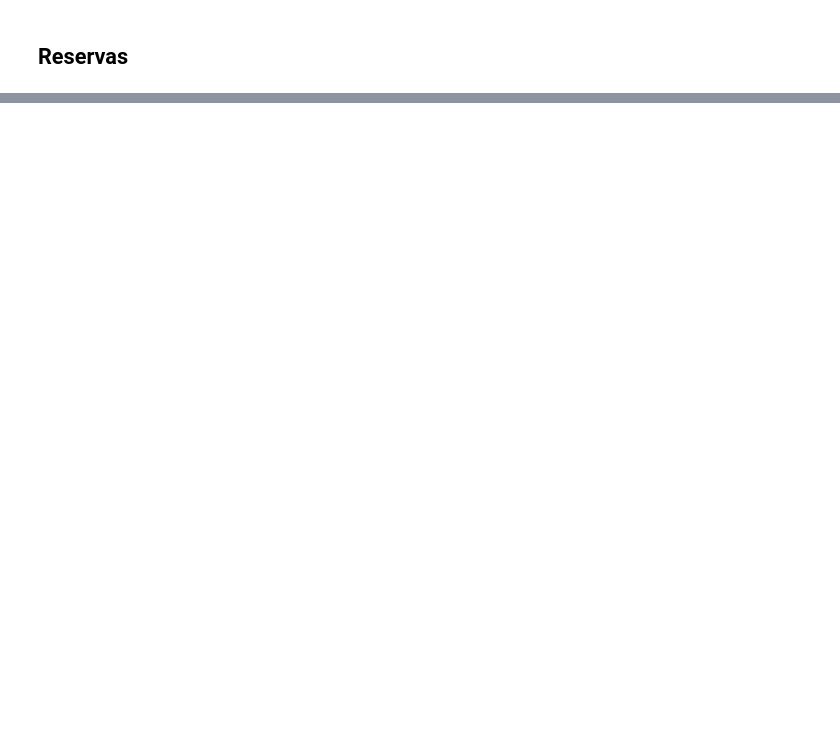
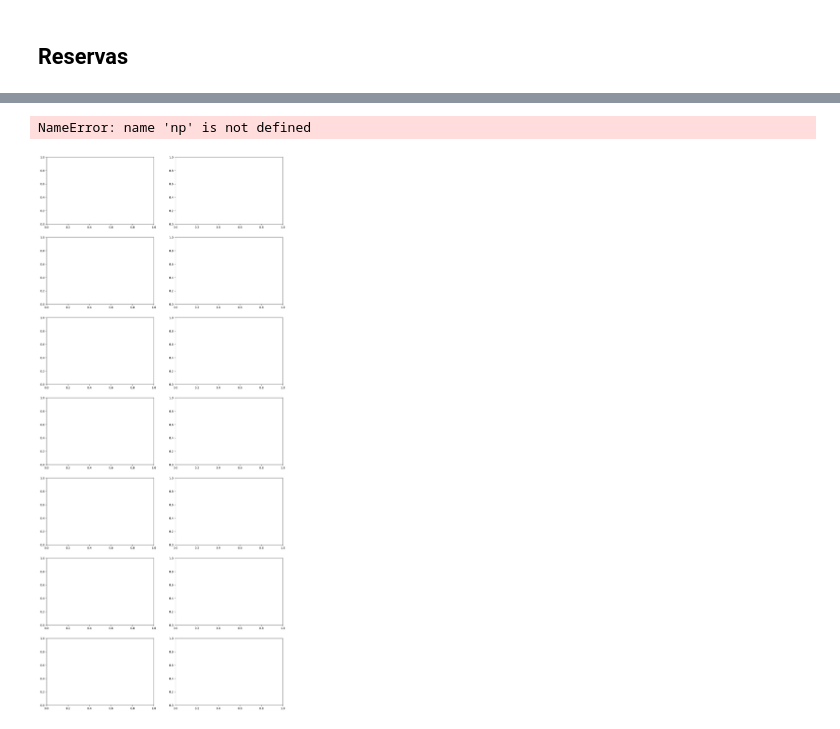
Before and after one commit to MartaM1206/proyecto_ETL, a Jupyter notebook: notebooks/análisis inicial.ipynb, the cells around one changed output, grey strips where cells are left out. Cells and saved outputs as stored; diff of their text form; code cells hidden in the pictures; blank space fills up the shorter version.

```diff
--- a/notebooks/análisis inicial.ipynb
+++ b/notebooks/análisis inicial.ipynb
@@ -574,12 +574,16 @@ df_clientes.sample(5)
 ## Reservas
 # %%
 # Renombramos la columna estrellas por valoracion
-df.rename(columns = {"estrellas": "ESTRELLAS", "id_hotel" : "ID_HOTEL", "nombre_hotel": "NOMBRE_HOTEL", "precio_noche": "PRECIO"}, inplace =  True)
+df.rename(columns = {"estrellas": "valoracion"}, inplace = True)
+#df.rename(columns = {"estrellas": "ESTRELLAS", "id_hotel" : "ID_HOTEL", "nombre_hotel": "NOMBRE_HOTEL", "precio_noche": "PRECIO"}, inplace =  True)
 # %%
 # La fecha de reserva para los hoteles de la competencia es la del scrapeo. Lo actualizamos
 df.loc[df["competencia"]==True, "fecha_reserva"] = info_competencia["fecha_reserva"][0]
 df["id_cliente"] = df["mail"].map(mail_cliente)
-df["id_hotel"] = df.apply(nombres_id_hoteles.get())
+df.loc[df["competencia"]==False, "id_hotel"] = df["nombre_hotel"].map(hoteles_propios)
+df.loc[df["competencia"] == True, "nombre_hotel"] = df["id_hotel"].map(nombres_competencia)
+df.loc[df["competencia"] == True, "precio_noche"] = df["nombre_hotel"].map(precios_competencia)
+df["valoracion"] = df["nombre_hotel"].map(valoracion_hoteles)
 # %%
 df.sample(5)
 # %% [output]
@@ -624,0 +604,20 @@ df_reservas.sample(5)
+# %%
+# Definir la cantidad de columnas por fila
+cols_per_row = 2
+num_cols = len(df.columns)
+num_rows = (num_cols // cols_per_row) + (num_cols % cols_per_row > 0)  # Calcular filas necesarias
+
+# Crear subplots dinámicamente
+fig, axes = plt.subplots(nrows=num_rows, ncols=cols_per_row, figsize=(15, 5 * num_rows))
+
+# Asegurar que axes es un array 2D
+axes = np.array(axes).reshape(num_rows, cols_per_row)
+
+# Dibujar los boxplots en cada subplot
+for i, col in enumerate(df.columns):
+    row, col_idx = divmod(i, cols_per_row)  # Obtener la posición en la grilla
+    sns.boxplot(y=df[col], ax=axes[row, col_idx])
+    axes[row, col_idx].set_title(f'Boxplot de {col}')
+# %% [output]
+NameError: name 'np' is not defined
+[figure, added]
```
Also changed, not shown: parts of 17 cells of this notebook.
